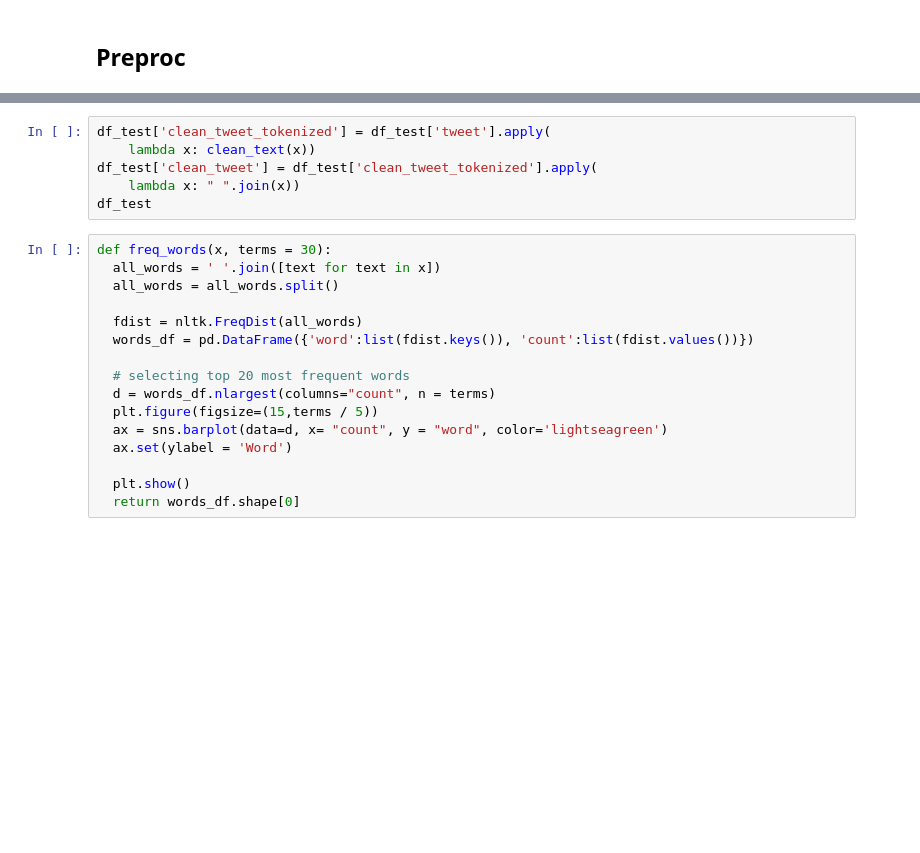
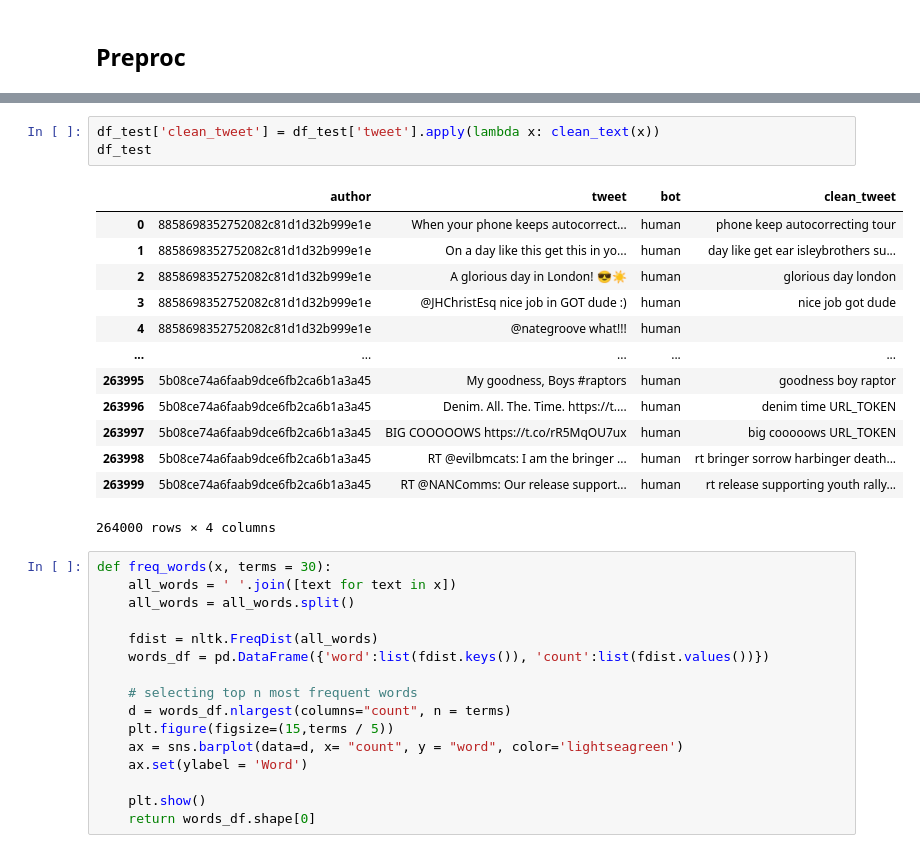
Before and after one commit to iwhitey/Bot-Detection, a Jupyter notebook: preproc.ipynb, the cells around one changed output, grey strips where cells are left out. Drawn from its saved outputs; the diff is of its cells as text; blank space fills up the shorter version.

```diff
--- a/preproc.ipynb
+++ b/preproc.ipynb
@@ -147,22 +166,33 @@ KeyboardInterrupt:
 # %%
-df_test['clean_tweet_tokenized'] = df_test['tweet'].apply(
-    lambda x: clean_text(x))
-df_test['clean_tweet'] = df_test['clean_tweet_tokenized'].apply(
-    lambda x: " ".join(x))
+df_test['clean_tweet'] = df_test['tweet'].apply(lambda x: clean_text(x))
 df_test
+# %% [output]
+|  | author | tweet | bot | clean_tweet |
+| 0 | 8858698352752082c81d1d32b999e1e | When your phone keeps autocorrect... | human | phone keep autocorrecting tour |
+| 1 | 8858698352752082c81d1d32b999e1e | On a day like this get this in yo... | human | day like get ear isleybrothers su... |
+| 2 | 8858698352752082c81d1d32b999e1e | A glorious day in London! 😎☀️ | human | glorious day london |
+| 3 | 8858698352752082c81d1d32b999e1e | @JHChristEsq nice job in GOT dude :) | human | nice job got dude |
+| 4 | 8858698352752082c81d1d32b999e1e | @nategroove what!!! | human |  |
+| ... | ... | ... | ... | ... |
+| 263995 | 5b08ce74a6faab9dce6fb2ca6b1a3a45 | My goodness, Boys #raptors | human | goodness boy raptor |
+| 263996 | 5b08ce74a6faab9dce6fb2ca6b1a3a45 | Denim. All. The. Time. https://t.... | human | denim time URL_TOKEN |
+| 263997 | 5b08ce74a6faab9dce6fb2ca6b1a3a45 | BIG COOOOOWS https://t.co/rR5MqOU7ux | human | big cooooows URL_TOKEN |
+| 263998 | 5b08ce74a6faab9dce6fb2ca6b1a3a45 | RT @evilbmcats: I am the bringer ... | human | rt bringer sorrow harbinger death... |
+| 263999 | 5b08ce74a6faab9dce6fb2ca6b1a3a45 | RT @NANComms: Our release support... | human | rt release supporting youth rally... |
+264000 rows × 4 columns
 # %%
 def freq_words(x, terms = 30):
-  all_words = ' '.join([text for text in x])
-  all_words = all_words.split()
+    all_words = ' '.join([text for text in x])
+    all_words = all_words.split()
 
-  fdist = nltk.FreqDist(all_words)
-  words_df = pd.DataFrame({'word':list(fdist.keys()), 'count':list(fdist.values())})
+    fdist = nltk.FreqDist(all_words)
+    words_df = pd.DataFrame({'word':list(fdist.keys()), 'count':list(fdist.values())})
 
-  # selecting top 20 most frequent words
-  d = words_df.nlargest(columns="count", n = terms)
-  plt.figure(figsize=(15,terms / 5))
-  ax = sns.barplot(data=d, x= "count", y = "word", color='lightseagreen')
-  ax.set(ylabel = 'Word')
+    # selecting top n most frequent words
+    d = words_df.nlargest(columns="count", n = terms)
+    plt.figure(figsize=(15,terms / 5))
+    ax = sns.barplot(data=d, x= "count", y = "word", color='lightseagreen')
+    ax.set(ylabel = 'Word')
 
-  plt.show()
-  return words_df.shape[0]
+    plt.show()
+    return words_df.shape[0]
```
Also changed, not shown: parts of 12 cells of this notebook, 3 other files.
